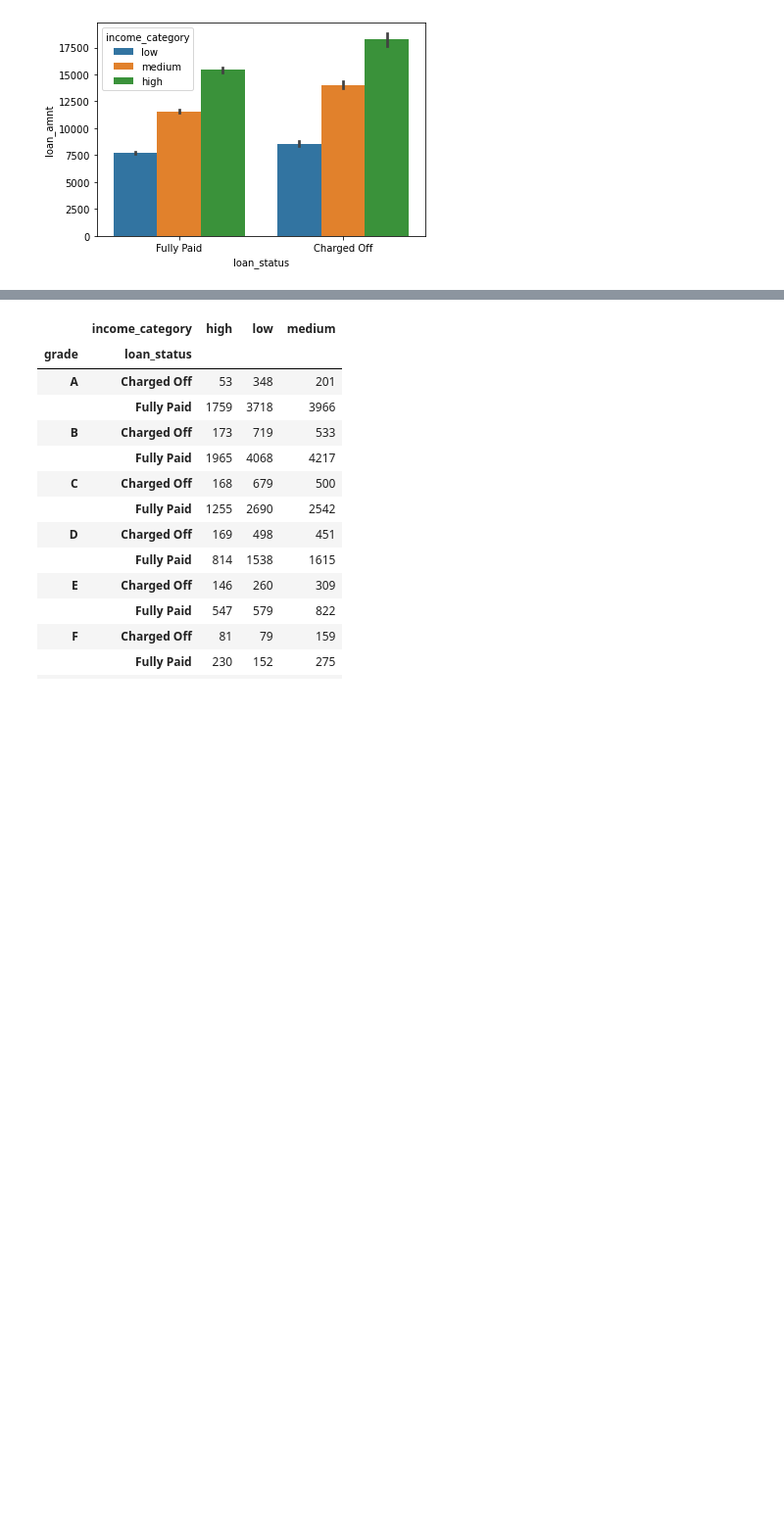
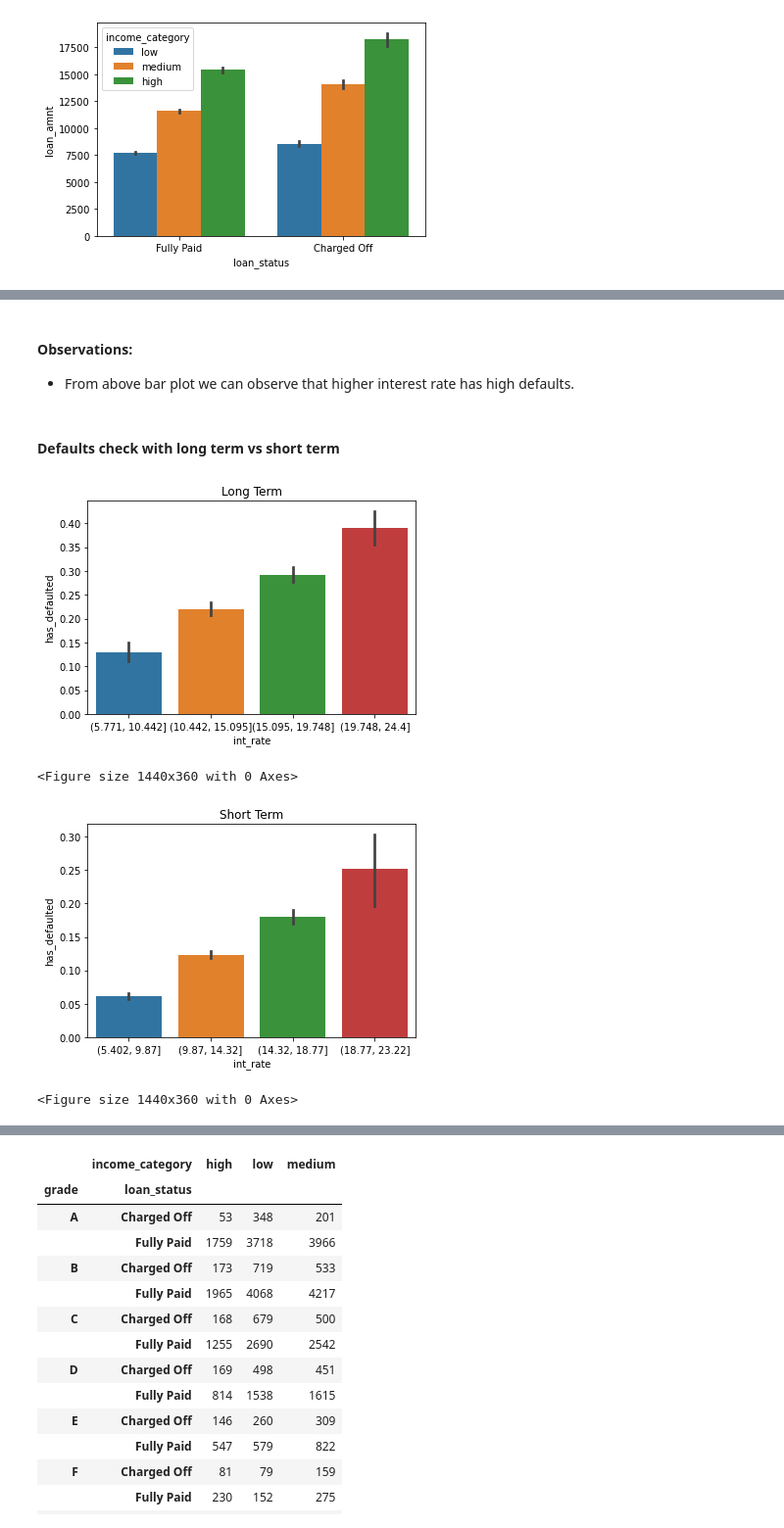
Before and after one commit to nltr2/LendingClubCaseStudy, a Jupyter notebook: Bharat.ipynb, the cells around one changed output, grey strips where cells are left out. Shown at 98% size. Drawn from its saved outputs; the diff is of its cells as text; code cells hidden in the pictures; blank space fills up the shorter version.

Commit message:
Commit for Observations

```diff
--- a/Bharat.ipynb
+++ b/Bharat.ipynb
@@ -211,0 +251,17 @@ sns.barplot(x="loan_status", y="loan_amnt", hue="income_category", data=loan_dat
+# %% [markdown]
+#### Observations:
+
+- From above bar plot we can observe that higher interest rate has high defaults.
+# %% [markdown]
+#### Defaults check with long term vs short term
+# %%
+lt_loan = loan_data[loan_data.term ==' 60 months']
+barplot(lt_loan, xcolumn='int_rate',ycolumn='has_defaulted',bins=4,title="Long Term")
+
+st_loan = loan_data[loan_data.term ==' 36 months']
+barplot(st_loan, xcolumn='int_rate',ycolumn='has_defaulted',bins=4,title="Short Term")
+# %% [output]
+[figure, added]
+<Figure size 1440x360 with 0 Axes>
+[figure, added]
+<Figure size 1440x360 with 0 Axes>
```
Also changed, not shown: parts of 27 cells of this notebook.
